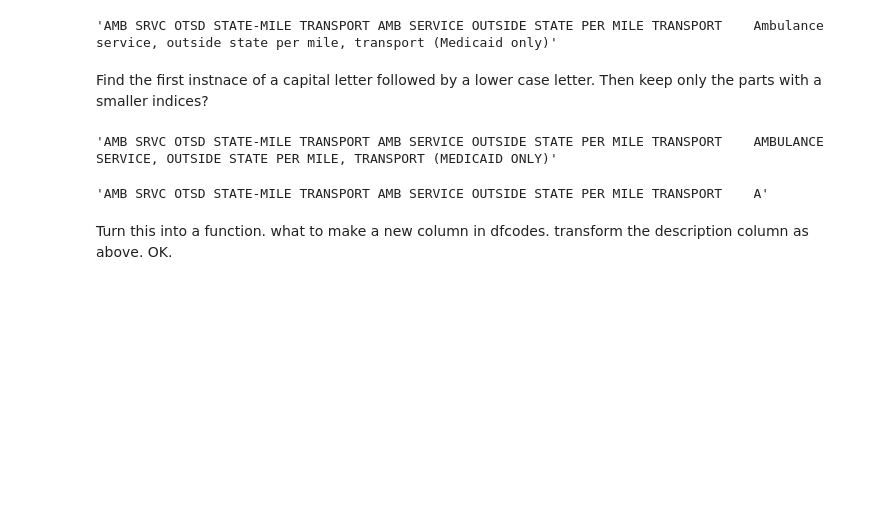
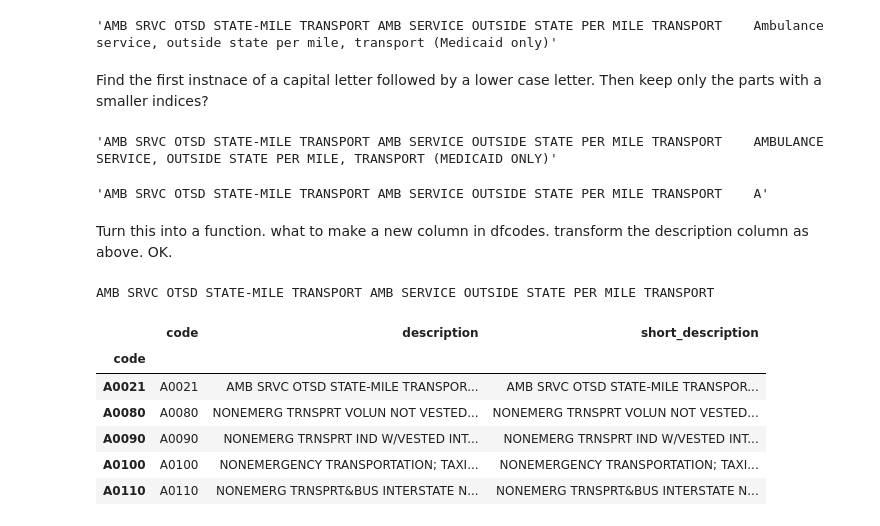
Before and after one commit to doolingdavid/IBA, a Jupyter notebook: costofcare_outsat_load.ipynb, the cells around one changed output. Saved outputs shown, nothing was run; the diff lists cells and outputs as text; code cells hidden in the pictures; blank space fills up the shorter version.

```diff
--- a/costofcare_outsat_load.ipynb
+++ b/costofcare_outsat_load.ipynb
@@ -504,9 +504,26 @@ Turn this into a function. what to make a new column in dfcodes. transform the d
 def get_short_description(x):
     """takes a string x and returns a string y that contains just
     the short description."""
-    s0 = x.copy()
-    supper = x.upper().copy()
-    difflist = [i for i in range(len(s0)) if s[0] != supper[i]]
+    s0 = x
+    supper = x.upper()
+    difflist = [i for i in range(len(s0)) if s0[i] != supper[i]]
     sgood = s0[:difflist[0] - 1]
-    sgood = sgood.trim()
+    sgood = sgood.strip()
     return sgood
+# %%
+check = get_short_description(dfcodes.description.iloc[0])
+print(check)
+# %% [output]
+AMB SRVC OTSD STATE-MILE TRANSPORT AMB SERVICE OUTSIDE STATE PER MILE TRANSPORT
+# %%
+dfcodes['short_description'] = dfcodes['description'].apply(get_short_description)
+# %%
+dfcodes.head()
+# %% [output]
+|  | code | description | short_description |
+| code |  |  |  |
+| A0021 | A0021 | AMB SRVC OTSD STATE-MILE TRANSPOR... | AMB SRVC OTSD STATE-MILE TRANSPOR... |
+| A0080 | A0080 | NONEMERG TRNSPRT VOLUN NOT VESTED... | NONEMERG TRNSPRT VOLUN NOT VESTED... |
+| A0090 | A0090 | NONEMERG TRNSPRT IND W/VESTED INT... | NONEMERG TRNSPRT IND W/VESTED INT... |
+| A0100 | A0100 | NONEMERGENCY TRANSPORTATION; TAXI... | NONEMERGENCY TRANSPORTATION; TAXI... |
+| A0110 | A0110 | NONEMERG TRNSPRT&BUS INTERSTATE N... | NONEMERG TRNSPRT&BUS INTERSTATE N... |
```
Also changed, not shown: parts of 2 cells of this notebook.
